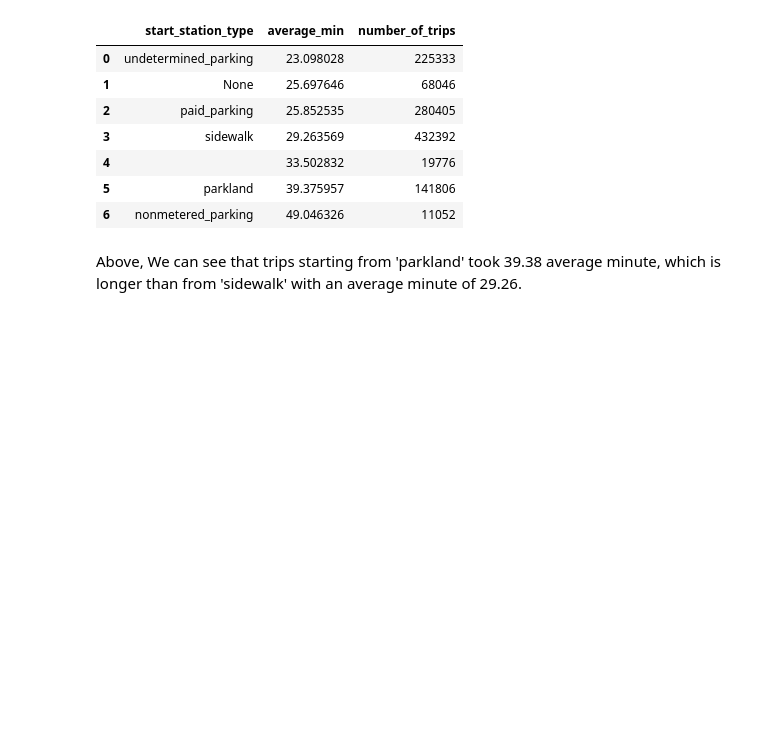
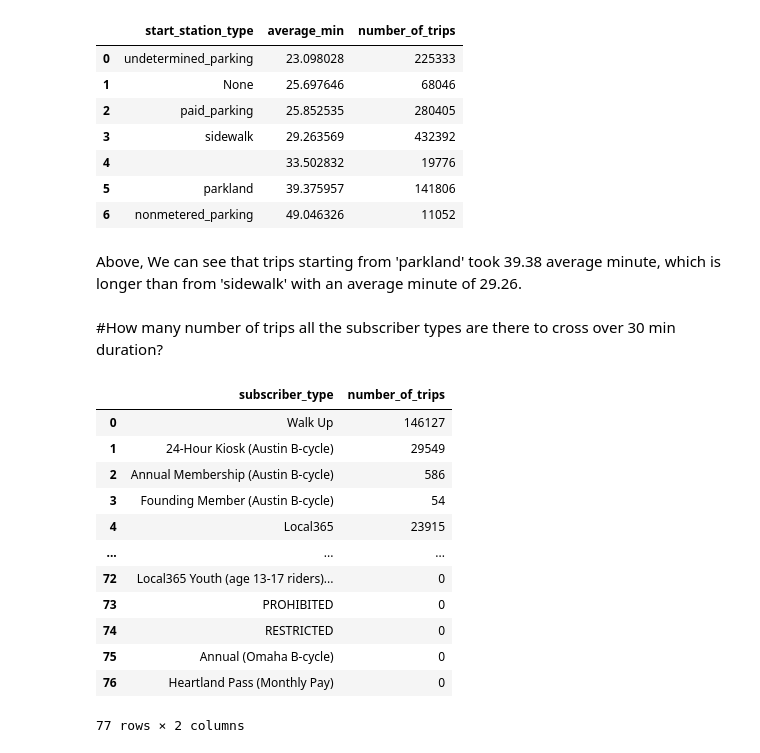
Before and after one commit to almsalahuddin/Data-Processing-and-Visualization, a Jupyter notebook: data_viz_bike_share.ipynb, the cells around one changed output. Cells and saved outputs as stored; diff of their text form; code cells hidden in the pictures; blank space fills up the shorter version.

```diff
--- a/data_viz_bike_share.ipynb
+++ b/data_viz_bike_share.ipynb
@@ -211,3 +211,24 @@ ORDER by average_min
 | 6 | nonmetered_parking | 49.046326 | 11052 |
 # %% [markdown]
 Above, We can see that trips starting from 'parkland' took 39.38  average minute, which is longer than from 'sidewalk' with an average minute of 29.26.
+# %% [markdown]
+#How many number of trips all the subscriber types are there to cross over 30 min duration?
+# %%
+%%bigquery --project data-viz-bike-share
+SELECT subscriber_type,  COUNTIF(duration_minutes>30) as number_of_trips
+FROM `bigquery-public-data.austin_bikeshare.bikeshare_trips`
+GROUP BY subscriber_type
+# %% [output]
+|  | subscriber_type | number_of_trips |
+| 0 | Walk Up | 146127 |
+| 1 | 24-Hour Kiosk (Austin B-cycle) | 29549 |
+| 2 | Annual Membership (Austin B-cycle) | 586 |
+| 3 | Founding Member (Austin B-cycle) | 54 |
+| 4 | Local365 | 23915 |
+| ... | ... | ... |
+| 72 | Local365 Youth (age 13-17 riders)... | 0 |
+| 73 | PROHIBITED | 0 |
+| 74 | RESTRICTED | 0 |
+| 75 | Annual (Omaha B-cycle) | 0 |
+| 76 | Heartland Pass (Monthly Pay) | 0 |
+77 rows × 2 columns
```
Also changed, not shown: parts of 1 cell of this notebook.
